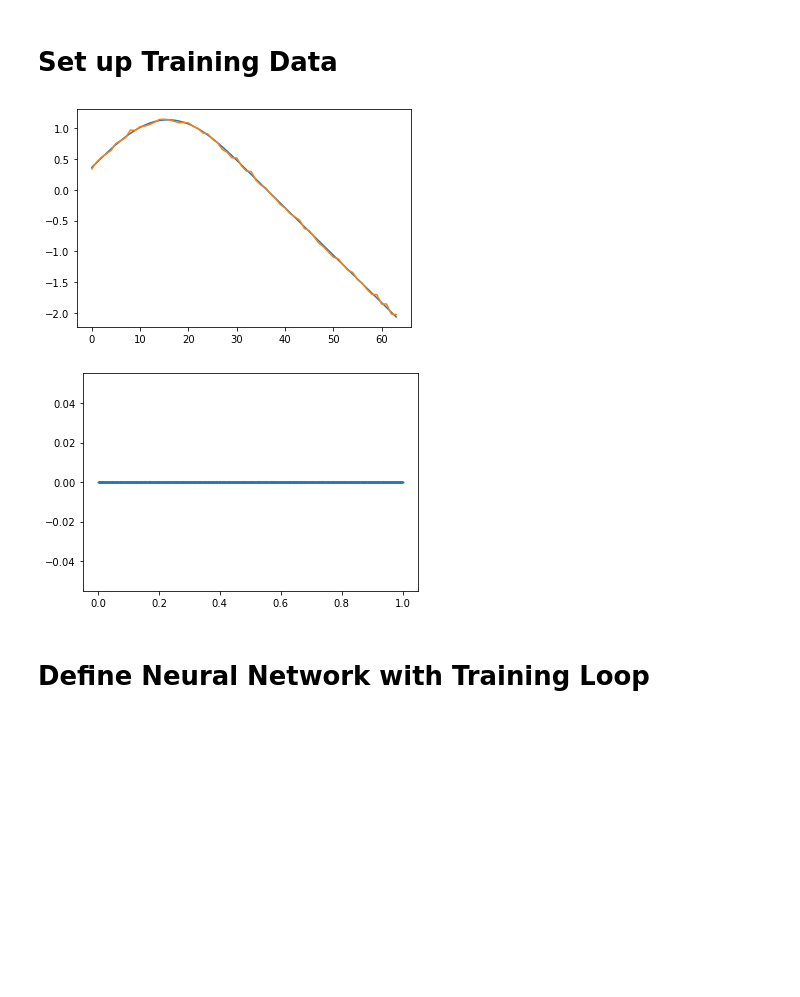
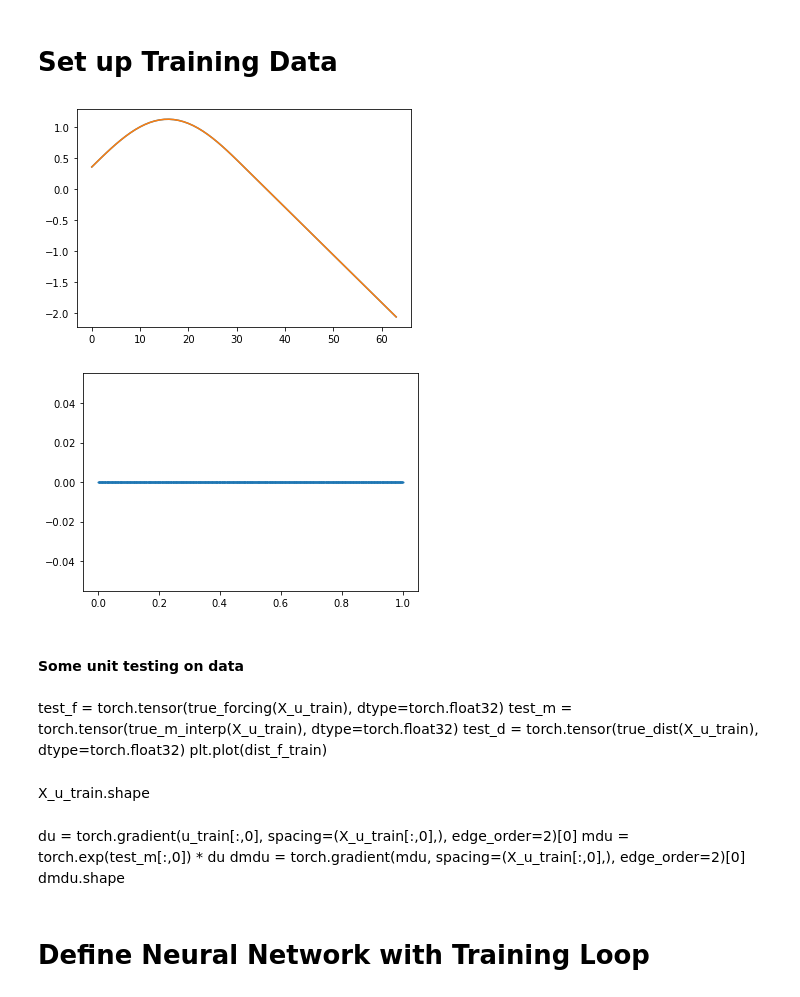
Before and after one commit to aho38/Pytorch-PINN-Marine-Lake, a Jupyter notebook: Model_Discovery/lake_model_Helm.ipynb, the cells around one changed output. Drawn from its saved outputs; the diff is of its cells as text; code cells hidden in the pictures; blank space fills up the shorter version.

```diff
--- a/Model_Discovery/lake_model_Helm.ipynb
+++ b/Model_Discovery/lake_model_Helm.ipynb
@@ -42,29 +43,43 @@ omega = torch.tensor(omega, dtype=torch.float32, device=device)
 # %%
 X_u_train = torch.linspace(a,b, Nu, dtype=torch.float32)[:, None]
 
 u_train = torch.tensor(true_solution(X_u_train), dtype=torch.float32)
 plt.plot(u_train)
-noise_level = 0.01
+noise_level = 0.0
 np.random.seed(0)
 u_train += torch.randn(u_train.shape) * abs(u_train).max() * noise_level
 plt.plot(u_train)
 plt.show()
 
 X_f_train = torch.tensor(lhs(1, Nf), dtype=torch.float32)
 dist_f_train = torch.tensor(true_dist(X_f_train), dtype=torch.float32)
 forcing_f_train = torch.tensor(true_forcing(X_f_train), dtype=torch.float32)
 plt.plot(X_f_train, np.zeros_like(X_f_train), 'o', markersize=1)
 
 # Move data to the selected device
 X_u_train = X_u_train.to(device)
 u_train = u_train.to(device)
 X_f_train = X_f_train.to(device)
 X_f_train.requires_grad = True
 dist_f_train = dist_f_train.to(device)
 forcing_f_train = forcing_f_train.to(device)
 # %% [output]
-[figure, old version]
+[figure, new version]
 [figure]
+# %% [markdown]
+#### Some unit testing on data
+# %% [markdown]
+test_f = torch.tensor(true_forcing(X_u_train), dtype=torch.float32)
+test_m = torch.tensor(true_m_interp(X_u_train), dtype=torch.float32)
+test_d = torch.tensor(true_dist(X_u_train), dtype=torch.float32)
+plt.plot(dist_f_train)
+# %% [markdown]
+X_u_train.shape
+# %% [markdown]
+du = torch.gradient(u_train[:,0], spacing=(X_u_train[:,0],), edge_order=2)[0]
+mdu = torch.exp(test_m[:,0]) * du
+dmdu = torch.gradient(mdu, spacing=(X_u_train[:,0],), edge_order=2)[0]
+dmdu.shape
 # %% [markdown]
 # Define Neural Network with Training Loop
 # %%
```
Also changed, not shown: parts of 12 cells of this notebook, 1 other file.
